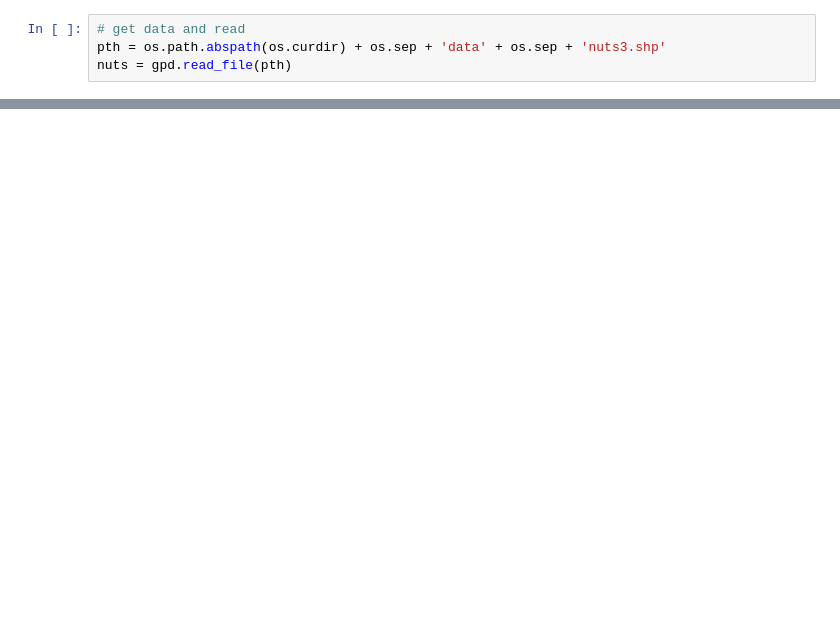
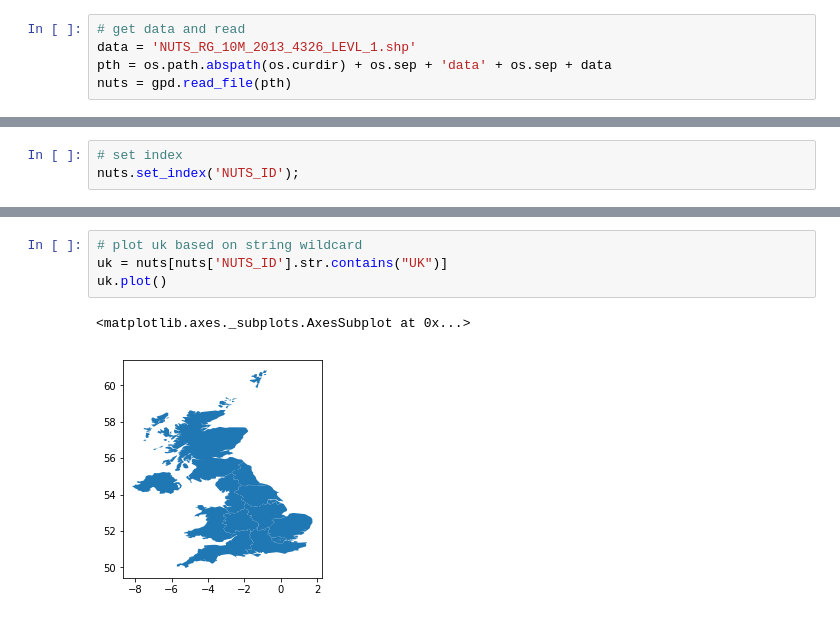
Before and after one commit to samfranklin/jupyter-examples, a Jupyter notebook: geopandas/eurostat.ipynb, the cells around one changed output, grey strips where cells are left out. Saved outputs shown, nothing was run; the diff lists cells and outputs as text; blank space fills up the shorter version.

```diff
--- a/geopandas/eurostat.ipynb
+++ b/geopandas/eurostat.ipynb
@@ -5,6 +6,7 @@ import os
 # %%
 # get data and read
-pth = os.path.abspath(os.curdir) + os.sep + 'data' + os.sep + 'nuts3.shp'
+data = 'NUTS_RG_10M_2013_4326_LEVL_1.shp'
+pth = os.path.abspath(os.curdir) + os.sep + 'data' + os.sep + data
 nuts = gpd.read_file(pth)
 # %%
 nuts = nuts.cx[:,30:90]
@@ -16,0 +17,3 @@ nuts.plot()
+# %%
+# set index
+nuts.set_index('NUTS_ID');
@@ -16,0 +27,7 @@ nuts.plot()
+# %%
+# plot uk based on string wildcard
+uk = nuts[nuts['NUTS_ID'].str.contains("UK")]
+uk.plot()
+# %% [output]
+<matplotlib.axes._subplots.AxesSubplot at 0x...>
+[figure, added]
```
Also changed, not shown: parts of 6 cells of this notebook, 19 other files.
